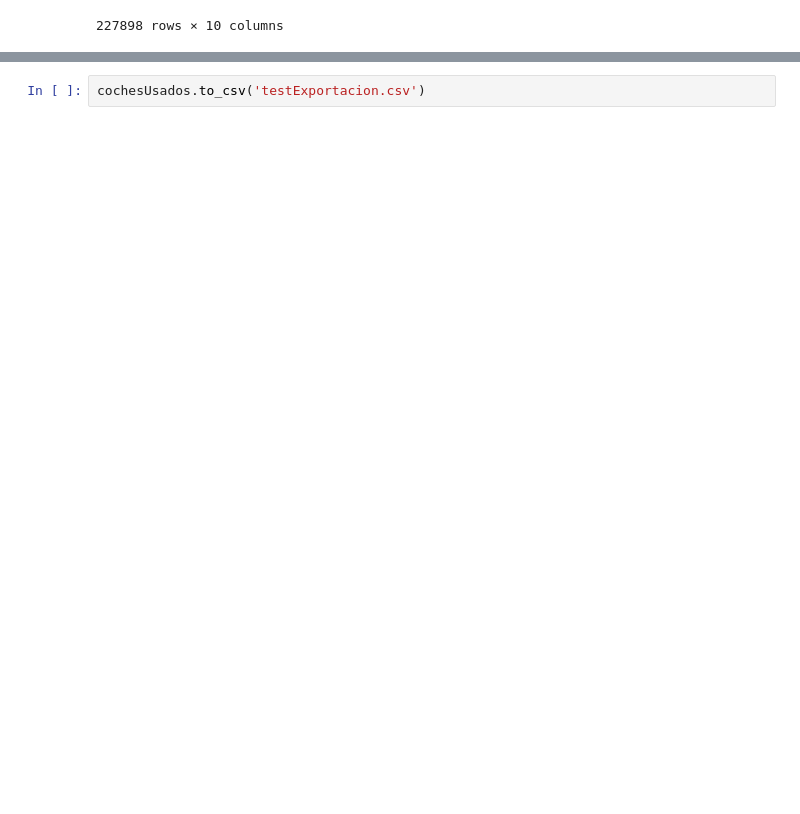
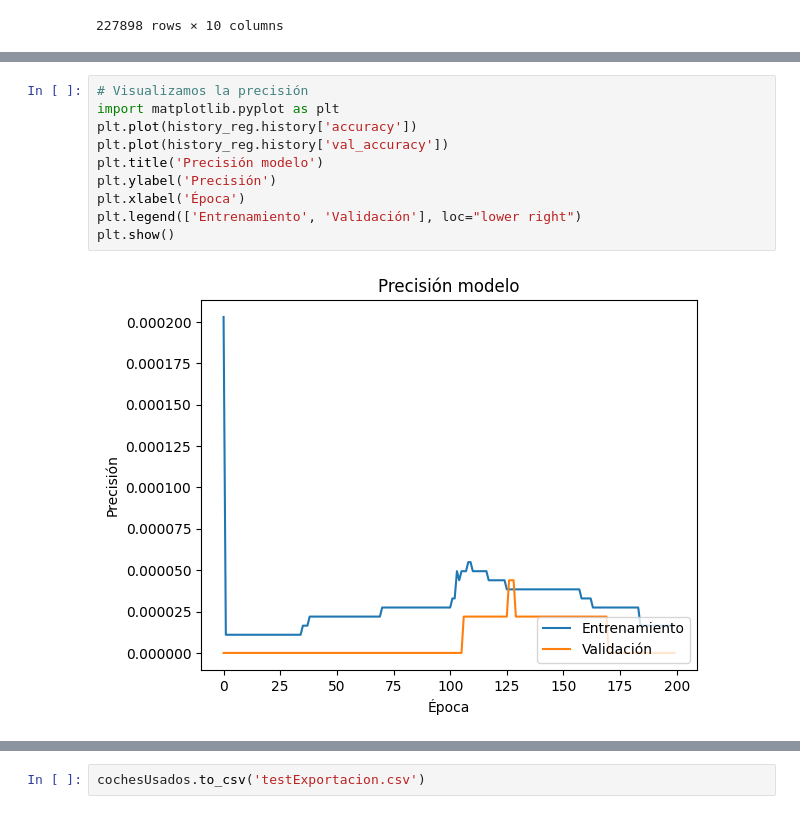
Before and after one commit to tihomir22/TAZOO, a Jupyter notebook: cochesUsadosMilanuncios.ipynb, the cells around one changed output, grey strips where cells are left out. Drawn from its saved outputs; the diff is of its cells as text; blank space fills up the shorter version.

```diff
--- a/cochesUsadosMilanuncios.ipynb
+++ b/cochesUsadosMilanuncios.ipynb
@@ -263,3 +240,15 @@ Salida:  KerasTensor(type_spec=TensorSpec(shape=(None, 1), dtype=tf.float32, nam
+# %%
+# Visualizamos la precisión
+import matplotlib.pyplot as plt
+plt.plot(history_reg.history['accuracy'])
+plt.plot(history_reg.history['val_accuracy'])
+plt.title('Precisión modelo')
+plt.ylabel('Precisión')
+plt.xlabel('Época')
+plt.legend(['Entrenamiento', 'Validación'], loc="lower right")
+plt.show()
+# %% [output]
+[figure, added]
 # %%
 # Visualizamos pérdidas
 plt.plot(history_reg.history['loss'])
```
Also changed, not shown: parts of 9 cells of this notebook.
